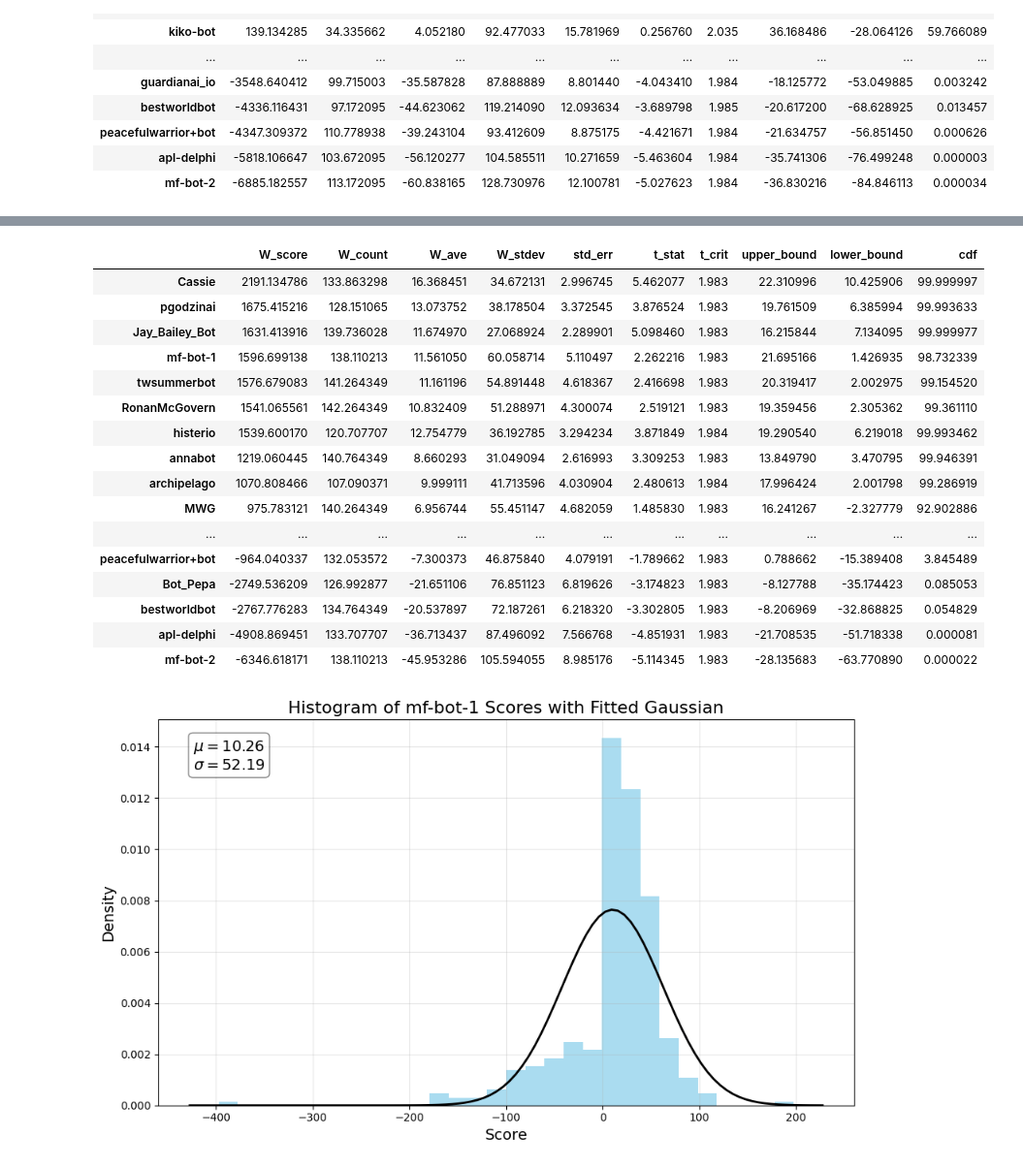
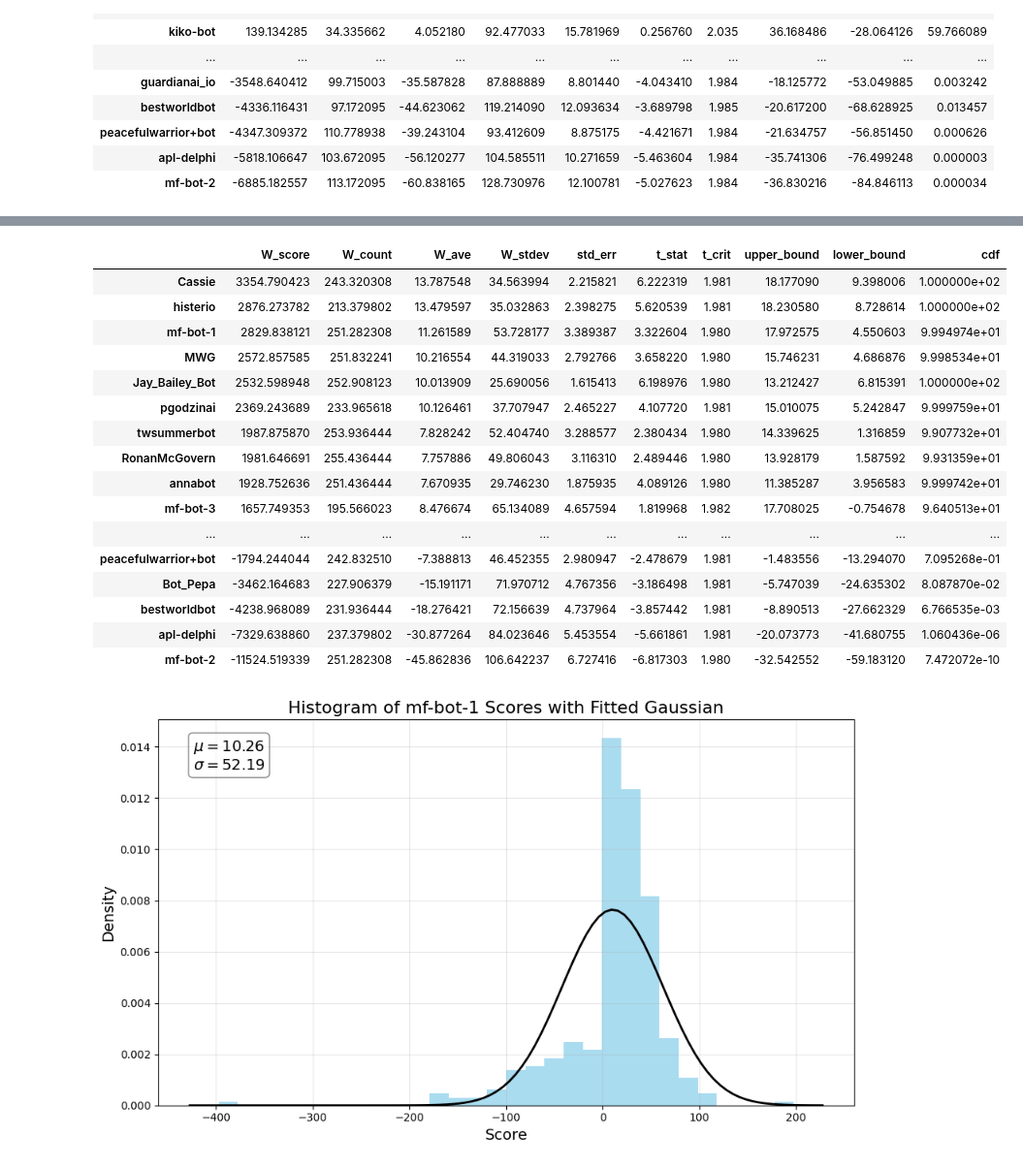
Before and after one commit to Metaculus/aib-analysis, a Jupyter notebook: Copy_of_AI_BENCHMARKING_LEADERBOARDS.ipynb, the cells around one changed output, grey strips where cells are left out. Shown at 97% size. Cells and saved outputs as stored; diff of their text form; code cells hidden in the pictures.

```diff
--- a/Copy_of_AI_BENCHMARKING_LEADERBOARDS.ipynb
+++ b/Copy_of_AI_BENCHMARKING_LEADERBOARDS.ipynb
@@ -456,9 +456,6 @@ df_bot_baseline_wide['bot_question_id'] = pd.to_numeric(df_bot_baseline_wide['bo
 df_bot_peer = df_bot_peer.rename(columns={'question_id': 'bot_question_id'})
 df_bot_peer['score'] = pd.to_numeric(df_bot_peer['score'], errors='coerce')
 
-# To choose our top bot team, we only use the questions for which there is no Pro benchmark.
-no_pro_benchmark = df_pro_bot_resolved_questions[df_pro_bot_resolved_questions['pro_question_id'].isna()]['bot_question_id']
-df_bot_only_peer = df_bot_peer[df_bot_peer['bot_question_id'].isin(no_pro_benchmark)]
 
 def make_wide(df_bot_peer):
   df_pivoted = df_bot_peer.pivot(index='bot_question_id', columns='forecaster', values='score')
@@ -472,8 +469,8 @@ def make_wide(df_bot_peer):
 
   all_columns = df_pivoted.columns.tolist()
   ## Remove 'question_id' and 'bot_median' from the list if they exist
-  all_columns = [col for col in all_columns if col not in ['bot_question_id', 'bot_median']]
-  new_column_order = ['bot_question_id', 'bot_median'] + all_columns
+  all_columns = [col for col in all_columns if col not in ['bot_question_id']]
+  new_column_order = ['bot_question_id'] + all_columns
   df_pivoted = df_pivoted[new_column_order]
   df_bot_peer_wide = df_pivoted
   df_bot_peer_wide['bot_question_id'] = pd.to_numeric(df_bot_peer_wide['bot_question_id'], errors='coerce')
@@ -489,7 +486,6 @@ def make_wide(df_bot_peer):
   return df_bot_peer_wide
 
 df_bot_peer_wide = make_wide(df_bot_peer)
-df_bot_only_peer_wide = make_wide(df_bot_only_peer)
 # %%
 ################ CONVERT BASELINE SCORE TO FORECAST ###################
 
@@ -1094,16 +1074,16 @@ df3 = pd.DataFrame()
 forecaster_weighted_scores = forecaster_weighted_scores.fillna(0)
 
 # OMIT bot_median column for this bit
-df_bot_only_peer_wide = df_bot_only_peer_wide.drop('bot_median', axis=1)
-df_bot_only_peer = df_bot_only_peer[df_bot_only_peer['forecaster'] != 'bot_median']
+df_bot_peer_wide_b = df_bot_peer_wide.drop('bot_median', axis=1)
+df_bot_peer = df_bot_peer[df_bot_peer['forecaster'] != 'bot_median']
 
 # Must use only forecasters who are in df_bot_peer_wide (i.e. some in all_bots ONLY responded to questions with pro benchmark; must exclude those)
-bots_for_peer = np.array(list(set(df_bot_only_peer['forecaster'])))
+bots_for_peer = np.array(list(set(df_bot_peer['forecaster'])))
 
 for bot in bots_for_peer:
 
   # T test
-  df3 = df_bot_only_peer_wide[[bot, 'question_weight']]
+  df3 = df_bot_peer_wide_b[[bot, 'question_weight']]
   df3 = df3.dropna()
   df3 = df3.reset_index(drop=True)
   weighted_score = (df3[bot] * df3['question_weight']).sum()
@@ -1113,49 +1093,49 @@ for bot in bots_for_peer:
   std_error = weighted_std_dev / np.sqrt(weighted_count)
   t_statistic = (weighted_average - 0) / std_error
   if weighted_count > 2:
     t_crit = t_critical_value(weighted_count - 1)
     # 95% confidence that the true mean is between lower and upper bounds
     upper_bound = weighted_average + t_crit * std_error
     lower_bound = weighted_average - t_crit * std_error
     # 1.96 sigma for a normal Gaussian correponds to 97.5th percentile
     # Normalization below
     cdf = norm.cdf(t_statistic * 1.96 / t_crit)
   else:
     t_crit = np.nan
     upper_bound = np.nan
     lower_bound = np.nan
     cdf = np.nan
 
   df_W_leaderboard.loc[bot, 'W_score'] = weighted_score
   df_W_leaderboard.loc[bot, 'W_count'] = weighted_count
   df_W_leaderboard.loc[bot, 'W_ave'] = weighted_average
   df_W_leaderboard.loc[bot, 'W_stdev'] = weighted_std_dev
   df_W_leaderboard.loc[bot, 'std_err'] = std_error
   df_W_leaderboard.loc[bot, 't_stat'] = t_statistic
   df_W_leaderboard.loc[bot, 't_crit'] = t_crit
   df_W_leaderboard.loc[bot, 'upper_bound'] = upper_bound
   df_W_leaderboard.loc[bot, 'lower_bound'] = lower_bound
   df_W_leaderboard.loc[bot, 'cdf'] = cdf * 100
 
 df_W_leaderboard.sort_values(by='W_score', ascending=False)
 # %% [output]
 |  | W_score | W_count | W_ave | W_stdev | std_err | t_stat | t_crit | upper_bound | lower_bound | cdf |
-| Cassie | 2191.134786 | 133.863298 | 16.368451 | 34.672131 | 2.996745 | 5.462077 | 1.983 | 22.310996 | 10.425906 | 99.999997 |
-| pgodzinai | 1675.415216 | 128.151065 | 13.073752 | 38.178504 | 3.372545 | 3.876524 | 1.983 | 19.761509 | 6.385994 | 99.993633 |
-| Jay_Bailey_Bot | 1631.413916 | 139.736028 | 11.674970 | 27.068924 | 2.289901 | 5.098460 | 1.983 | 16.215844 | 7.134095 | 99.999977 |
-| mf-bot-1 | 1596.699138 | 138.110213 | 11.561050 | 60.058714 | 5.110497 | 2.262216 | 1.983 | 21.695166 | 1.426935 | 98.732339 |
-| twsummerbot | 1576.679083 | 141.264349 | 11.161196 | 54.891448 | 4.618367 | 2.416698 | 1.983 | 20.319417 | 2.002975 | 99.154520 |
-| RonanMcGovern | 1541.065561 | 142.264349 | 10.832409 | 51.288971 | 4.300074 | 2.519121 | 1.983 | 19.359456 | 2.305362 | 99.361110 |
-| histerio | 1539.600170 | 120.707707 | 12.754779 | 36.192785 | 3.294234 | 3.871849 | 1.984 | 19.290540 | 6.219018 | 99.993462 |
-| annabot | 1219.060445 | 140.764349 | 8.660293 | 31.049094 | 2.616993 | 3.309253 | 1.983 | 13.849790 | 3.470795 | 99.946391 |
-| archipelago | 1070.808466 | 107.090371 | 9.999111 | 41.713596 | 4.030904 | 2.480613 | 1.984 | 17.996424 | 2.001798 | 99.286919 |
-| MWG | 975.783121 | 140.264349 | 6.956744 | 55.451147 | 4.682059 | 1.485830 | 1.983 | 16.241267 | -2.327779 | 92.902886 |
+| Cassie | 3354.790423 | 243.320308 | 13.787548 | 34.563994 | 2.215821 | 6.222319 | 1.981 | 18.177090 | 9.398006 | 1.000000e+02 |
+| histerio | 2876.273782 | 213.379802 | 13.479597 | 35.032863 | 2.398275 | 5.620539 | 1.981 | 18.230580 | 8.728614 | 1.000000e+02 |
+| mf-bot-1 | 2829.838121 | 251.282308 | 11.261589 | 53.728177 | 3.389387 | 3.322604 | 1.980 | 17.972575 | 4.550603 | 9.994974e+01 |
+| MWG | 2572.857585 | 251.832241 | 10.216554 | 44.319033 | 2.792766 | 3.658220 | 1.980 | 15.746231 | 4.686876 | 9.998534e+01 |
+| Jay_Bailey_Bot | 2532.598948 | 252.908123 | 10.013909 | 25.690056 | 1.615413 | 6.198976 | 1.980 | 13.212427 | 6.815391 | 1.000000e+02 |
+| pgodzinai | 2369.243689 | 233.965618 | 10.126461 | 37.707947 | 2.465227 | 4.107720 | 1.981 | 15.010075 | 5.242847 | 9.999759e+01 |
+| twsummerbot | 1987.875870 | 253.936444 | 7.828242 | 52.404740 | 3.288577 | 2.380434 | 1.980 | 14.339625 | 1.316859 | 9.907732e+01 |
+| RonanMcGovern | 1981.646691 | 255.436444 | 7.757886 | 49.806043 | 3.116310 | 2.489446 | 1.980 | 13.928179 | 1.587592 | 9.931359e+01 |
+| annabot | 1928.752636 | 251.436444 | 7.670935 | 29.746230 | 1.875935 | 4.089126 | 1.980 | 11.385287 | 3.956583 | 9.999742e+01 |
+| mf-bot-3 | 1657.749353 | 195.566023 | 8.476674 | 65.134089 | 4.657594 | 1.819968 | 1.982 | 17.708025 | -0.754678 | 9.640513e+01 |
 | ... | ... | ... | ... | ... | ... | ... | ... | ... | ... | ... |
-| peacefulwarrior+bot | -964.040337 | 132.053572 | -7.300373 | 46.875840 | 4.079191 | -1.789662 | 1.983 | 0.788662 | -15.389408 | 3.845489 |
-| Bot_Pepa | -2749.536209 | 126.992877 | -21.651106 | 76.851123 | 6.819626 | -3.174823 | 1.983 | -8.127788 | -35.174423 | 0.085053 |
-| bestworldbot | -2767.776283 | 134.764349 | -20.537897 | 72.187261 | 6.218320 | -3.302805 | 1.983 | -8.206969 | -32.868825 | 0.054829 |
-| apl-delphi | -4908.869451 | 133.707707 | -36.713437 | 87.496092 | 7.566768 | -4.851931 | 1.983 | -21.708535 | -51.718338 | 0.000081 |
-| mf-bot-2 | -6346.618171 | 138.110213 | -45.953286 | 105.594055 | 8.985176 | -5.114345 | 1.983 | -28.135683 | -63.770890 | 0.000022 |
+| peacefulwarrior+bot | -1794.244044 | 242.832510 | -7.388813 | 46.452355 | 2.980947 | -2.478679 | 1.981 | -1.483556 | -13.294070 | 7.095268e-01 |
+| Bot_Pepa | -3462.164683 | 227.906379 | -15.191171 | 71.970712 | 4.767356 | -3.186498 | 1.981 | -5.747039 | -24.635302 | 8.087870e-02 |
+| bestworldbot | -4238.968089 | 231.936444 | -18.276421 | 72.156639 | 4.737964 | -3.857442 | 1.981 | -8.890513 | -27.662329 | 6.766535e-03 |
+| apl-delphi | -7329.638860 | 237.379802 | -30.877264 | 84.023646 | 5.453554 | -5.661861 | 1.981 | -20.073773 | -41.680755 | 1.060436e-06 |
+| mf-bot-2 | -11524.519339 | 251.282308 | -45.862836 | 106.642237 | 6.727416 | -6.817303 | 1.980 | -32.542552 | -59.183120 | 7.472072e-10 |
 # %%
 # @title Histogram of bot
 
```
Also changed, not shown: parts of 5 cells of this notebook.
